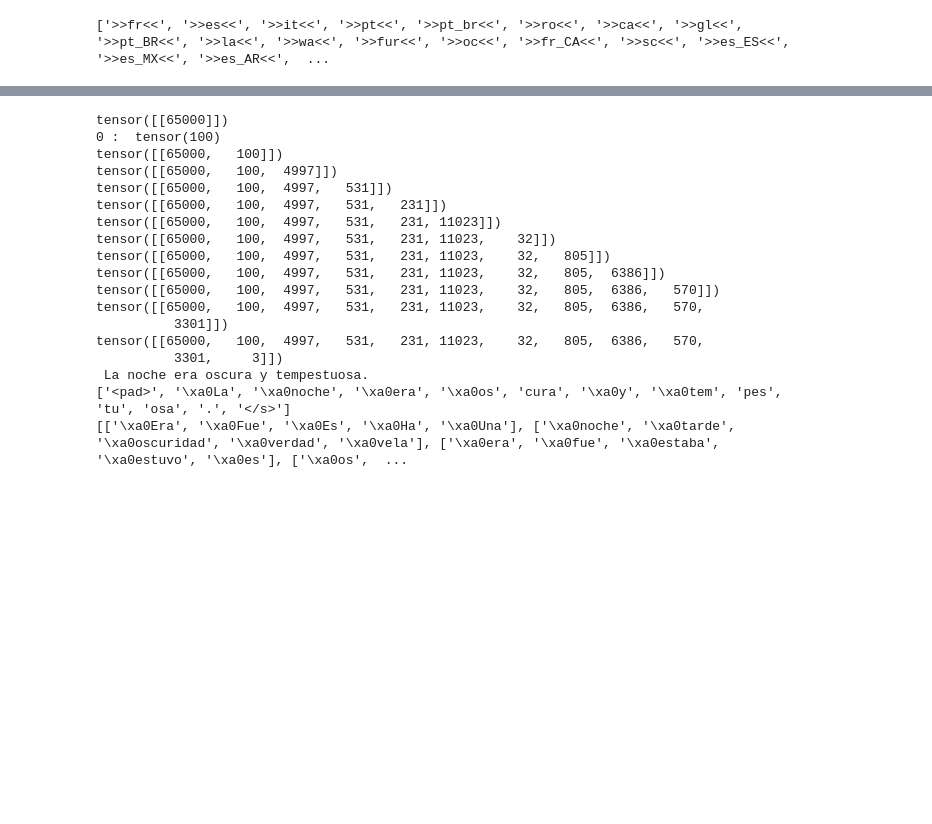
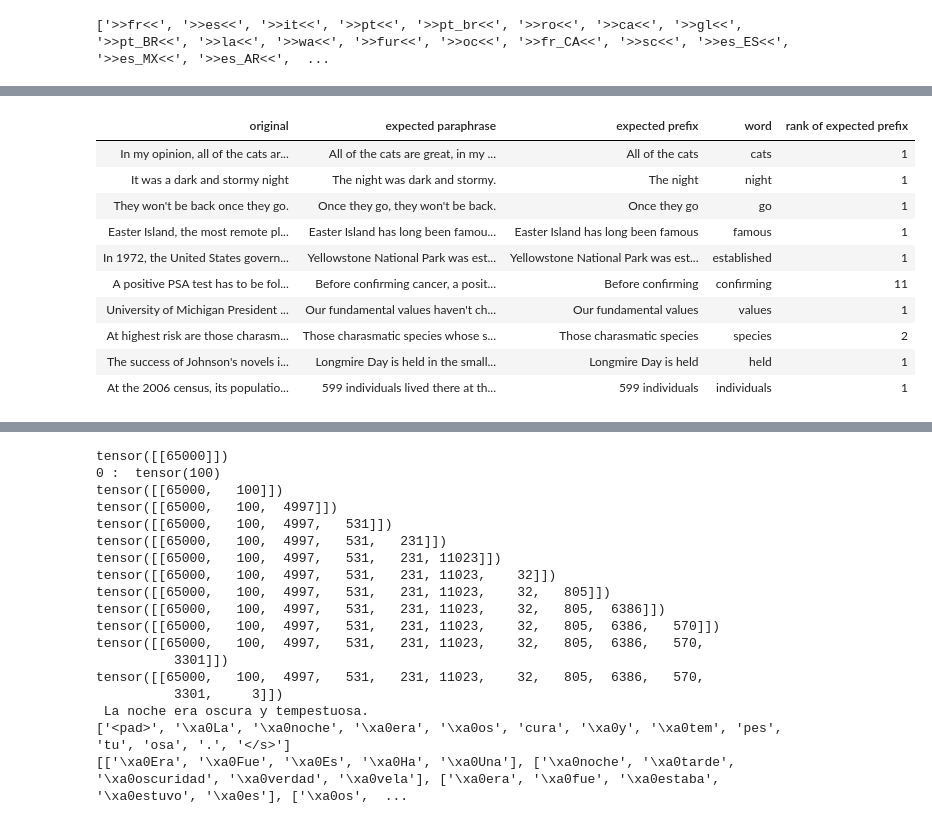
Before and after one commit to adomaatobrah/simplewebpage, a Jupyter notebook: April/testmarian.ipynb, the cells around one changed output, grey strips where cells are left out. Drawn from its saved outputs; the diff is of its cells as text; code cells hidden in the pictures; blank space fills up the shorter version.

Commit message:
rank prefixes

```diff
--- a/April/testmarian.ipynb
+++ b/April/testmarian.ipynb
@@ -17,0 +100,5 @@ ROMANCE_en = MarianMTModel.from_pretrained(ROMANCE_en_model_name)
+# %%
+prefixes = [phrase +  ' ' + 'cats' for phrase in first_phrases]
+scores = [score_prefix('In my opinion, all of the cats are cool', prefix) for prefix in prefixes]
+sorted_scores = sorted(((score, result) for score, result in scores), reverse=True)
+print(sorted_scores)
@@ -17,0 +157,31 @@ ROMANCE_en = MarianMTModel.from_pretrained(ROMANCE_en_model_name)
+# %%
+ranks = []
+for src, tgt, word in examples:
+    prefixes = [phrase +  ' ' + word for phrase in first_phrases]
+    scores = [score_prefix(src, prefix) for prefix in prefixes]
+    # compute rank of actual prefix in sorted scores
+    sorted_scores = sorted(((score, result) for score, result in scores), reverse=True)
+    rank = [y[1] for y in sorted_scores].index(tgt) + 1
+    ranks.append((tgt, rank))
+# %%
+df = pd.DataFrame({'original': [ex[0] for ex in examples],
+              'expected paraphrase': paraphrases,
+              'expected prefix': [ex[1] for ex in examples],
+              'word': [ex[2] for ex in examples],
+              'rank of expected prefix': [el[1] for el in ranks]}).style.hide_index()
+# df = df.style.set_properties(**{'text-align': 'left'})
+pd.set_option('display.max_colwidth', None)
+pd.set_option("display.colheader_justify","left")
+df
+# %% [output]
+| original | expected paraphrase | expected prefix | word | rank of expected prefix |
+| In my opinion, all of the cats ar... | All of the cats are great, in my ... | All of the cats | cats | 1 |
+| It was a dark and stormy night | The night was dark and stormy. | The night | night | 1 |
+| They won't be back once they go. | Once they go, they won't be back. | Once they go | go | 1 |
+| Easter Island, the most remote pl... | Easter Island has long been famou... | Easter Island has long been famous | famous | 1 |
+| In 1972, the United States govern... | Yellowstone National Park was est... | Yellowstone National Park was est... | established | 1 |
+| A positive PSA test has to be fol... | Before confirming cancer, a posit... | Before confirming | confirming | 11 |
+| University of Michigan President ... | Our fundamental values haven't ch... | Our fundamental values | values | 1 |
+| At highest risk are those charasm... | Those charasmatic species whose s... | Those charasmatic species | species | 2 |
+| The success of Johnson's novels i... | Longmire Day is held in the small... | Longmire Day is held | held | 1 |
+| At the 2006 census, its populatio... | 599 individuals lived there at th... | 599 individuals | individuals | 1 |
```
Also changed, not shown: parts of 44 cells of this notebook.
